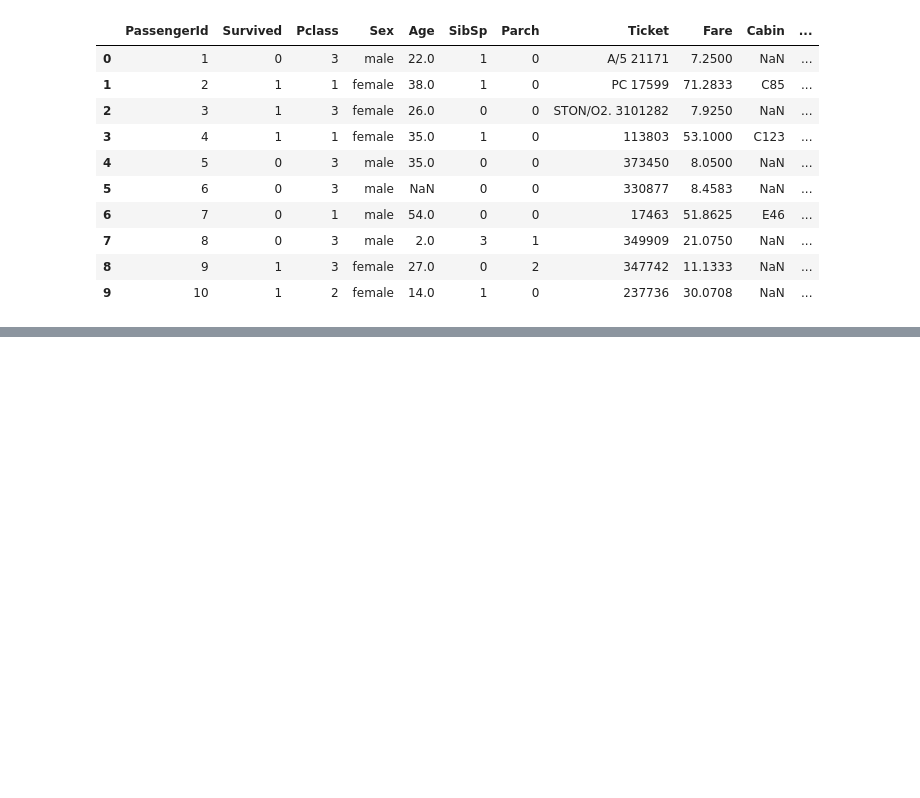
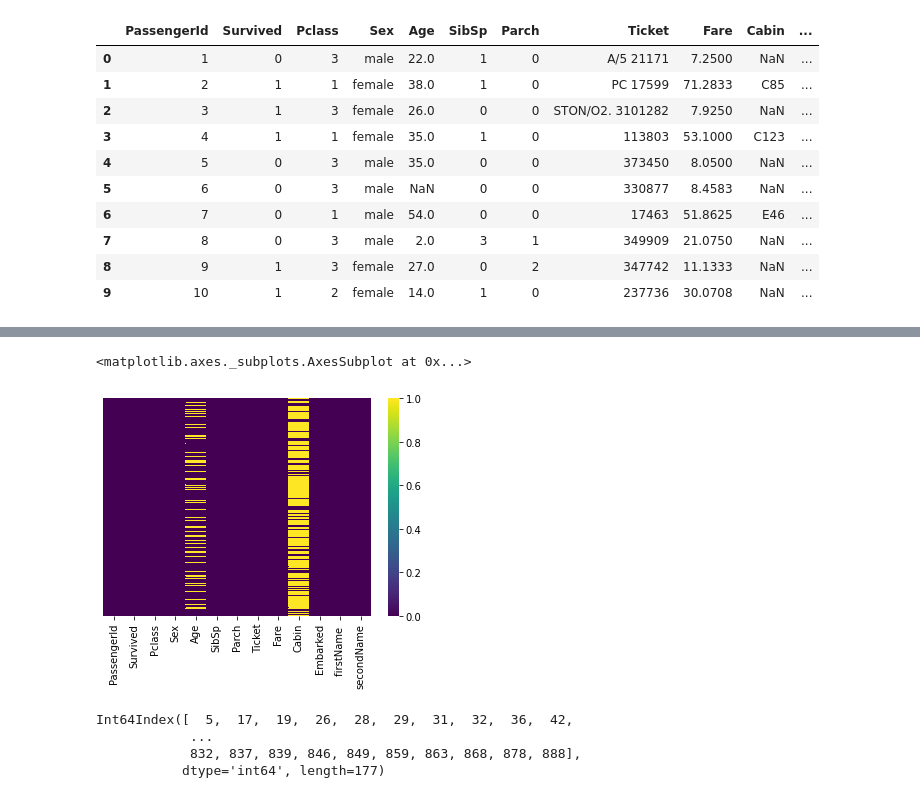
Before and after one commit to quangvinht/Phan_tich_du_lieu_hoc_sau, a Jupyter notebook: lab_04.ipynb, the cells around one changed output, grey strips where cells are left out. Cells and saved outputs as stored; diff of their text form; code cells hidden in the pictures; blank space fills up the shorter version.

```diff
--- a/lab_04.ipynb
+++ b/lab_04.ipynb
@@ -87,0 +87,16 @@ datatitanic.head(10)
+# %%
+sns.heatmap(datatitanic.isna(),
+            yticklabels=False,
+            cbar=True,
+            cmap='viridis')
+# %% [output]
+<matplotlib.axes._subplots.AxesSubplot at 0x...>
+[figure, added]
+# %%
+index_agenull = datatitanic[datatitanic['Age'].isna()].index
+index_agenull
+# %% [output]
+Int64Index([  5,  17,  19,  26,  28,  29,  31,  32,  36,  42,
+            ...
+            832, 837, 839, 846, 849, 859, 863, 868, 878, 888],
+           dtype='int64', length=177)
```
Also changed, not shown: parts of 12 cells of this notebook.
